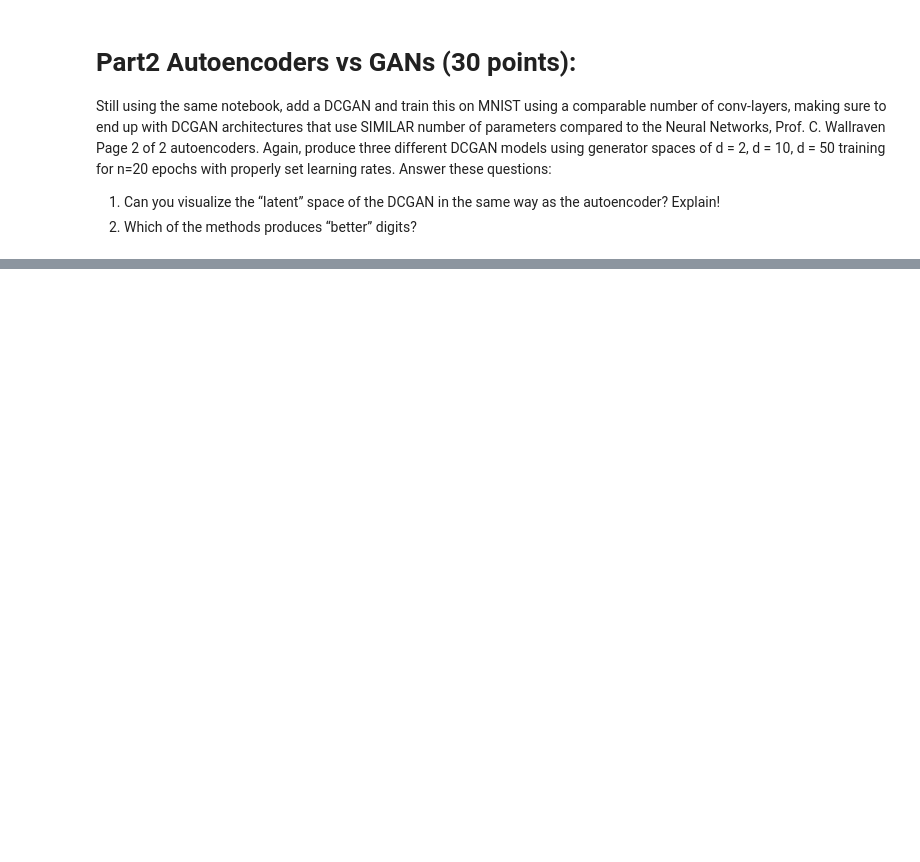
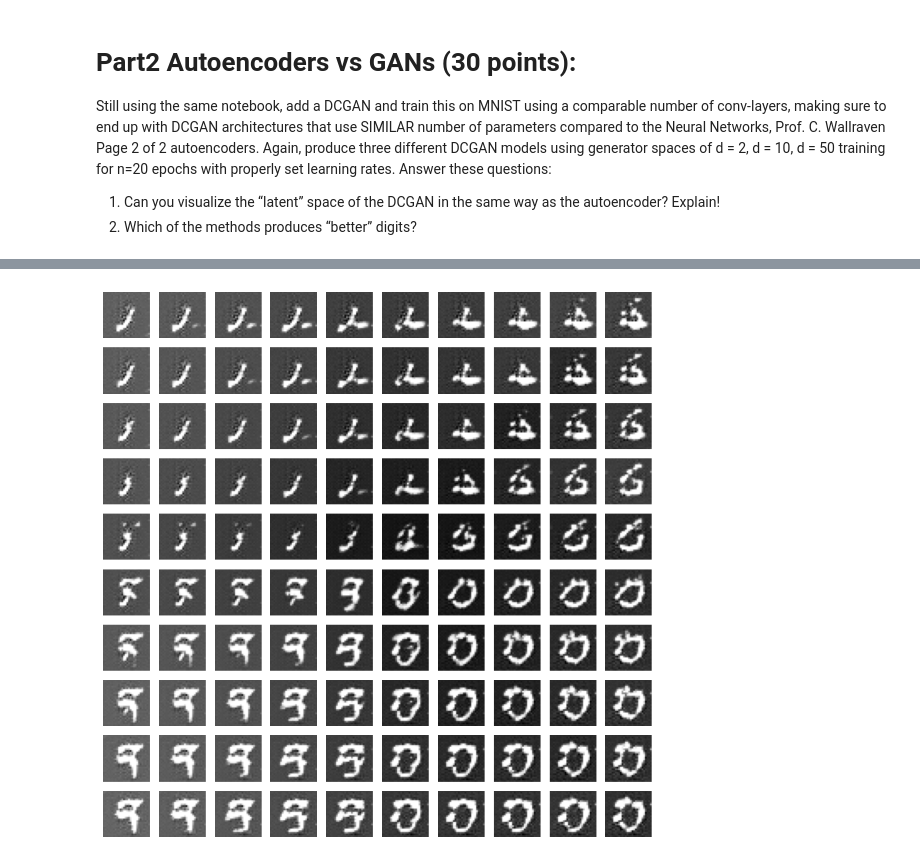
Before and after one commit to jshim0978/KU_NN, a Jupyter notebook: 2023020923_2023020928_A4/AE_vs_GAN.ipynb, the cells around one changed output, grey strips where cells are left out. Cells and saved outputs as stored; diff of their text form; code cells hidden in the pictures; blank space fills up the shorter version.

```diff
--- a/2023020923_2023020928_A4/AE_vs_GAN.ipynb
+++ b/2023020923_2023020928_A4/AE_vs_GAN.ipynb
@@ -527,8 +552,7 @@ class GeneratorNet(nn.Module):
         self.out = nn.Tanh()
 
     def forward(self, x):
-        # Project and reshape
-        x = x.view(x.shape[0], latent_dim, 1, 1)
+        x = x.view(x.size(0), -1, 1, 1)
         x = self.conv0(x)
         x = x.view(x.shape[0], 128, 4, 4)
 
@@ -547,10 +571,9 @@ class GeneratorNet(nn.Module):
                 m.reset_parameters()
                 m.weight.data.normal_(0.00, 0.02)
 # %%
-
 # Noise
 def noise(size, latent_dim):
-    n = torch.randn(size, latent_dim)
+    n = torch.randn(size, latent_dim,1, 1)
     if torch.cuda.is_available(): return n.cuda()
     return n
 # %%
@@ -656,0 +746,31 @@ FigureWidget({
+# %%
+import numpy as np
+import matplotlib.pyplot as plt
+
+latent_dim = 2
+
+# Create a grid of points in 2D latent space
+n = 10  # grid size
+grid_x = np.linspace(-2, 2, n)
+grid_y = np.linspace(-2, 2, n)
+
+fig, ax = plt.subplots(n, n, figsize=(10, 10))
+for i, xi in enumerate(grid_x):
+    for j, yi in enumerate(grid_y):
+        # Sample from the latent space
+        z_sample = torch.tensor([[xi, yi]], dtype=torch.float32)
+        if torch.cuda.is_available():
+            z_sample = z_sample.cuda()
+
+        # Generate an image
+        with torch.no_grad():
+            generator.eval()
+            generated_img = generator(z_sample).cpu().squeeze().numpy()
+
+        # Display the image
+        ax[i, j].imshow(generated_img, cmap='gray')
+        ax[i, j].axis('off')
+
+plt.show()
+# %% [output]
+[figure, added]
```
Also changed, not shown: parts of 16 cells of this notebook.
